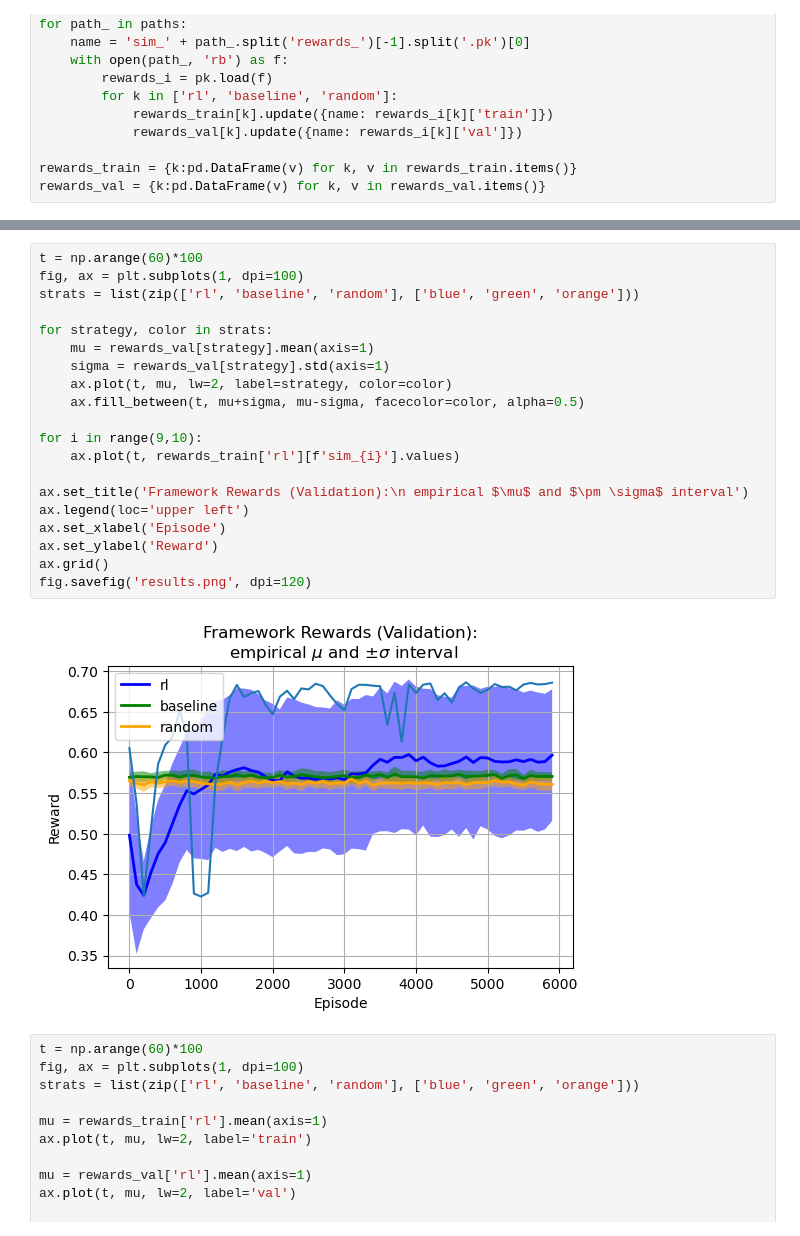
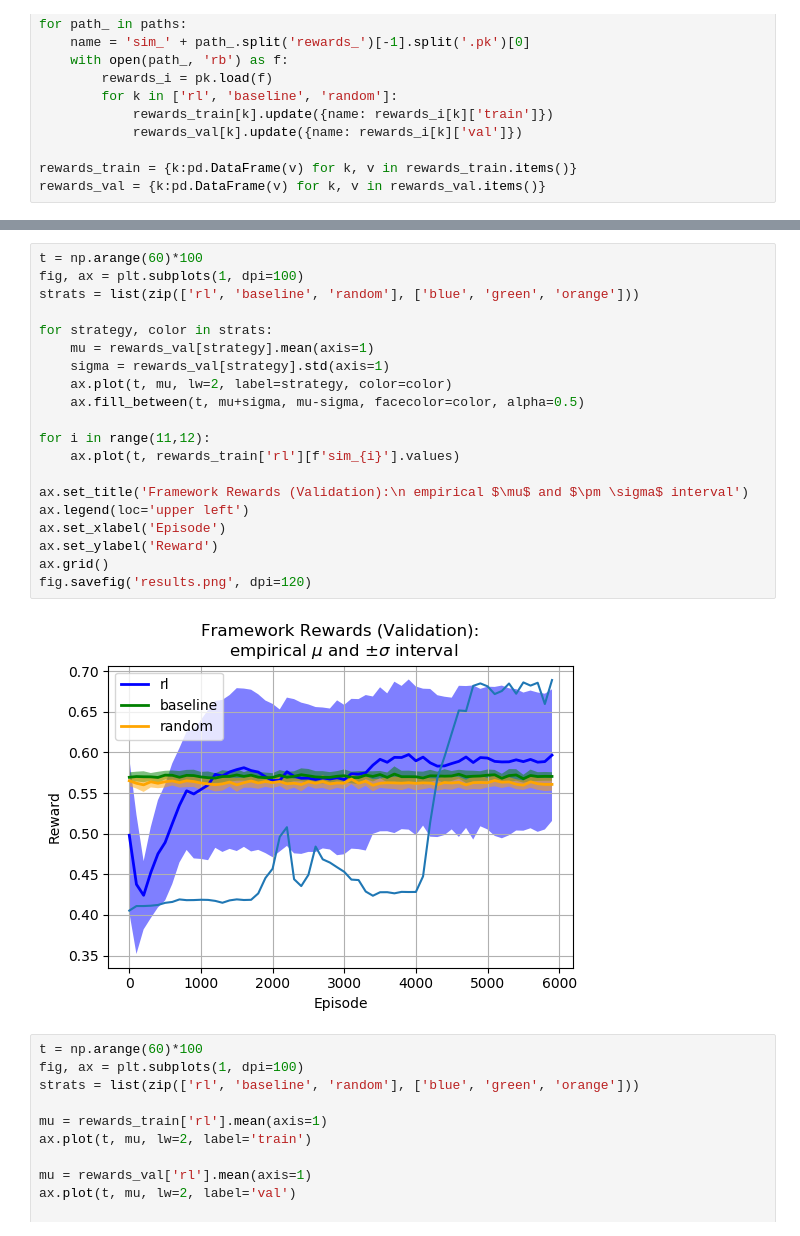
Before and after one commit to jastudillo1/A-Reinforcement-Learning-based-Follow-Up-Framework, a Jupyter notebook: src/models/rl/player/Plot.ipynb, the cells around one changed output, grey strips where cells are left out. Saved outputs shown, nothing was run; the diff lists cells and outputs as text.

```diff
--- a/src/models/rl/player/Plot.ipynb
+++ b/src/models/rl/player/Plot.ipynb
@@ -43,25 +43,25 @@ fig.savefig('results.png', dpi=120)
 # %%
 t = np.arange(60)*100
 fig, ax = plt.subplots(1, dpi=100)
 strats = list(zip(['rl', 'baseline', 'random'], ['blue', 'green', 'orange']))
 
 for strategy, color in strats:
     mu = rewards_val[strategy].mean(axis=1)
     sigma = rewards_val[strategy].std(axis=1)
     ax.plot(t, mu, lw=2, label=strategy, color=color)
     ax.fill_between(t, mu+sigma, mu-sigma, facecolor=color, alpha=0.5)
 
-for i in range(9,10):
+for i in range(11,12):
     ax.plot(t, rewards_train['rl'][f'sim_{i}'].values)
 
 ax.set_title('Framework Rewards (Validation):\n empirical $\mu$ and $\pm \sigma$ interval')
 ax.legend(loc='upper left')
 ax.set_xlabel('Episode')
 ax.set_ylabel('Reward')
 ax.grid()
 fig.savefig('results.png', dpi=120)
 # %% [output]
-[figure, old version]
+[figure, new version]
 # %%
 t = np.arange(60)*100
 fig, ax = plt.subplots(1, dpi=100)
```
Also changed, not shown: parts of 3 cells of this notebook, 3 other files.
